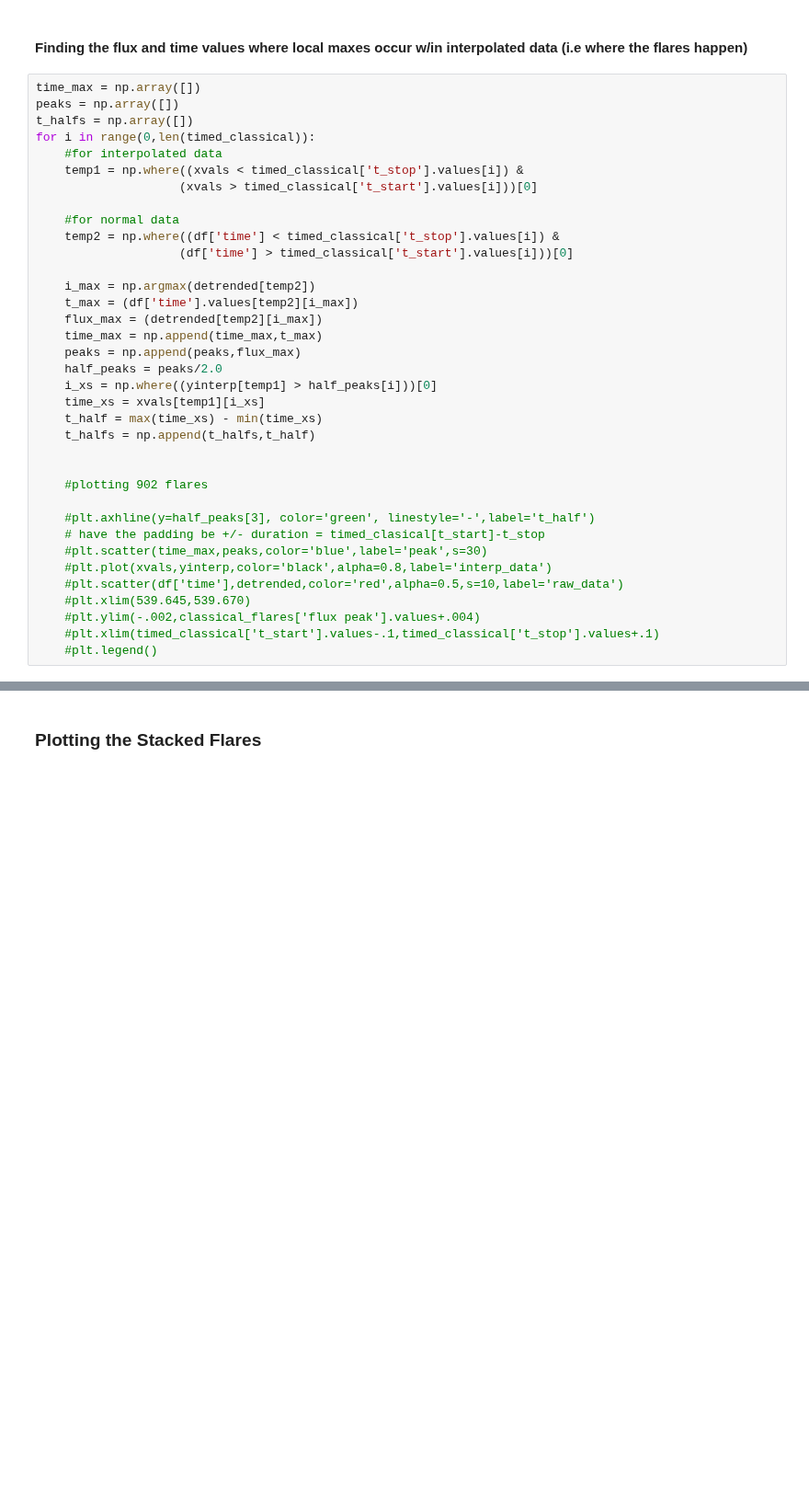
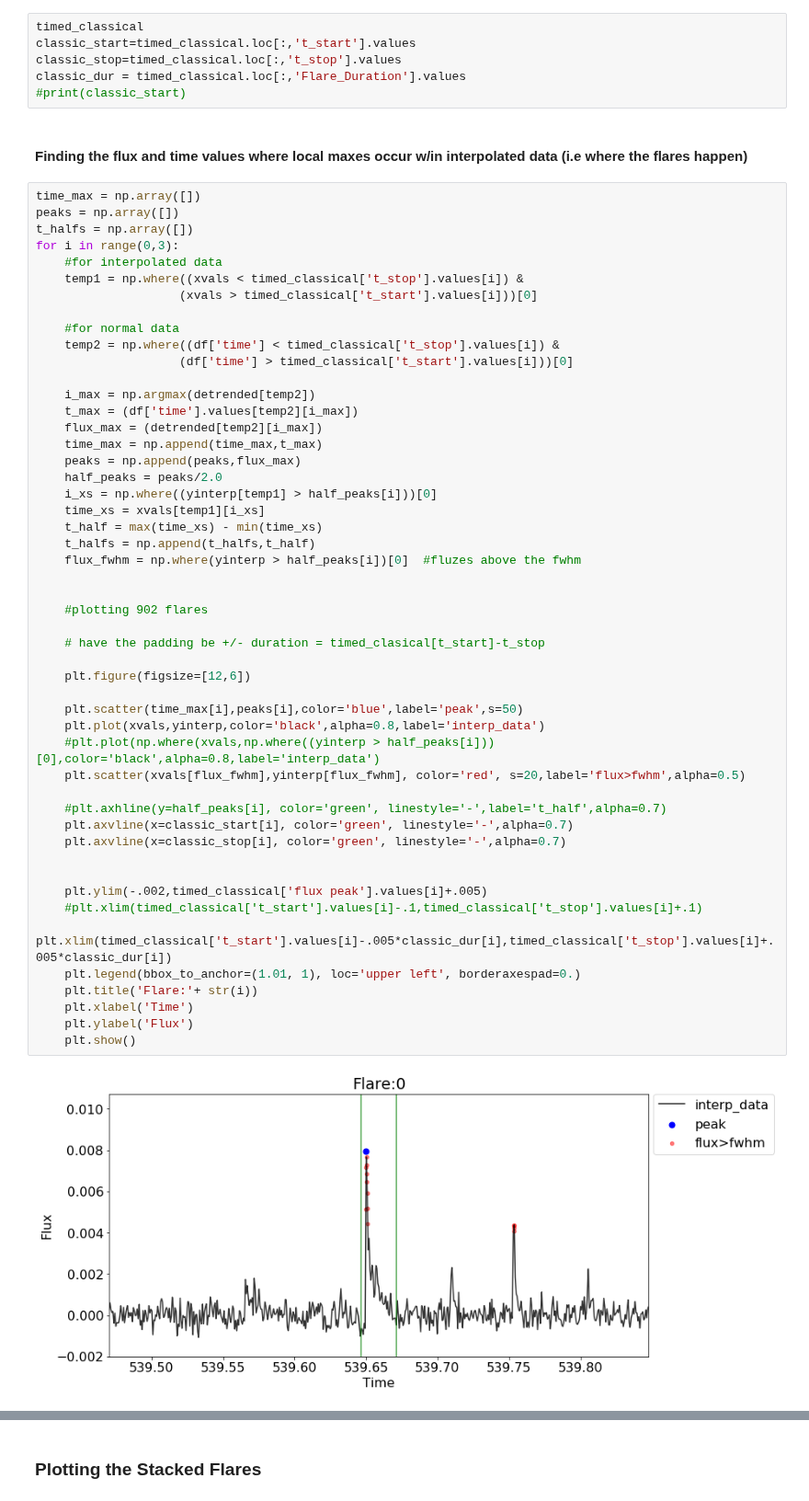
Before and after one commit to lupitatovar/flares, a Jupyter notebook: notebooks/11_month_stacked_flares.ipynb, the cells around one changed output, grey strips where cells are left out. Shown at 92% size. Cells and saved outputs as stored; diff of their text form; blank space fills up the shorter version.

```diff
--- a/notebooks/11_month_stacked_flares.ipynb
+++ b/notebooks/11_month_stacked_flares.ipynb
@@ -169,41 +169,63 @@ plt.plot(xvals,yinterp,'-x',color='orange',alpha=0.5)
 # %% [output]
 [<matplotlib.lines.Line2D at 0x...>]
 [figure]
+# %%
+timed_classical
+classic_start=timed_classical.loc[:,'t_start'].values
+classic_stop=timed_classical.loc[:,'t_stop'].values
+classic_dur = timed_classical.loc[:,'Flare_Duration'].values
+#print(classic_start)
 # %% [markdown]
 #### Finding the flux and time values where local maxes occur w/in interpolated data (i.e where the flares happen)
 # %%
 time_max = np.array([])
 peaks = np.array([])
 t_halfs = np.array([])
-for i in range(0,len(timed_classical)):
+for i in range(0,3):
     #for interpolated data
     temp1 = np.where((xvals < timed_classical['t_stop'].values[i]) &
                     (xvals > timed_classical['t_start'].values[i]))[0]
 
     #for normal data
     temp2 = np.where((df['time'] < timed_classical['t_stop'].values[i]) &
                     (df['time'] > timed_classical['t_start'].values[i]))[0]
 
     i_max = np.argmax(detrended[temp2])
     t_max = (df['time'].values[temp2][i_max])
     flux_max = (detrended[temp2][i_max])
     time_max = np.append(time_max,t_max)
     peaks = np.append(peaks,flux_max)
     half_peaks = peaks/2.0
     i_xs = np.where((yinterp[temp1] > half_peaks[i]))[0]
     time_xs = xvals[temp1][i_xs]
     t_half = max(time_xs) - min(time_xs)
     t_halfs = np.append(t_halfs,t_half)
+    flux_fwhm = np.where(yinterp > half_peaks[i])[0]  #fluzes above the fwhm
 
 
     #plotting 902 flares
 
-    #plt.axhline(y=half_peaks[3], color='green', linestyle='-',label='t_half')
     # have the padding be +/- duration = timed_clasical[t_start]-t_stop
-    #plt.scatter(time_max,peaks,color='blue',label='peak',s=30)
-    #plt.plot(xvals,yinterp,color='black',alpha=0.8,label='interp_data')
-    #plt.scatter(df['time'],detrended,color='red',alpha=0.5,s=10,label='raw_data')
-    #plt.xlim(539.645,539.670)
-    #plt.ylim(-.002,classical_flares['flux peak'].values+.004)
-    #plt.xlim(timed_classical['t_start'].values-.1,timed_classical['t_stop'].values+.1)
-    #plt.legend()
+
+    plt.figure(figsize=[12,6])
+
+    plt.scatter(time_max[i],peaks[i],color='blue',label='peak',s=50)
+    plt.plot(xvals,yinterp,color='black',alpha=0.8,label='interp_data')
+    #plt.plot(np.where(xvals,np.where((yinterp > half_peaks[i]))[0],color='black',alpha=0.8,label='interp_data')
+    plt.scatter(xvals[flux_fwhm],yinterp[flux_fwhm], color='red', s=20,label='flux>fwhm',alpha=0.5)
+
+    #plt.axhline(y=half_peaks[i], color='green', linestyle='-',label='t_half',alpha=0.7)
+    plt.axvline(x=classic_start[i], color='green', linestyle='-',alpha=0.7)
+    plt.axvline(x=classic_stop[i], color='green', linestyle='-',alpha=0.7)
+
+
+    plt.ylim(-.002,timed_classical['flux peak'].values[i]+.005)
+    #plt.xlim(timed_classical['t_start'].values[i]-.1,timed_classical['t_stop'].values[i]+.1)
+    plt.xlim(timed_classical['t_start'].values[i]-.005*classic_dur[i],timed_classical['t_stop'].values[i]+.005*classic_dur[i])
+    plt.legend(bbox_to_anchor=(1.01, 1), loc='upper left', borderaxespad=0.)
+    plt.title('Flare:'+ str(i))
+    plt.xlabel('Time')
+    plt.ylabel('Flux')
+    plt.show()
+# %% [output]
+[figure, added]
```
Also changed, not shown: parts of 4 cells of this notebook.
